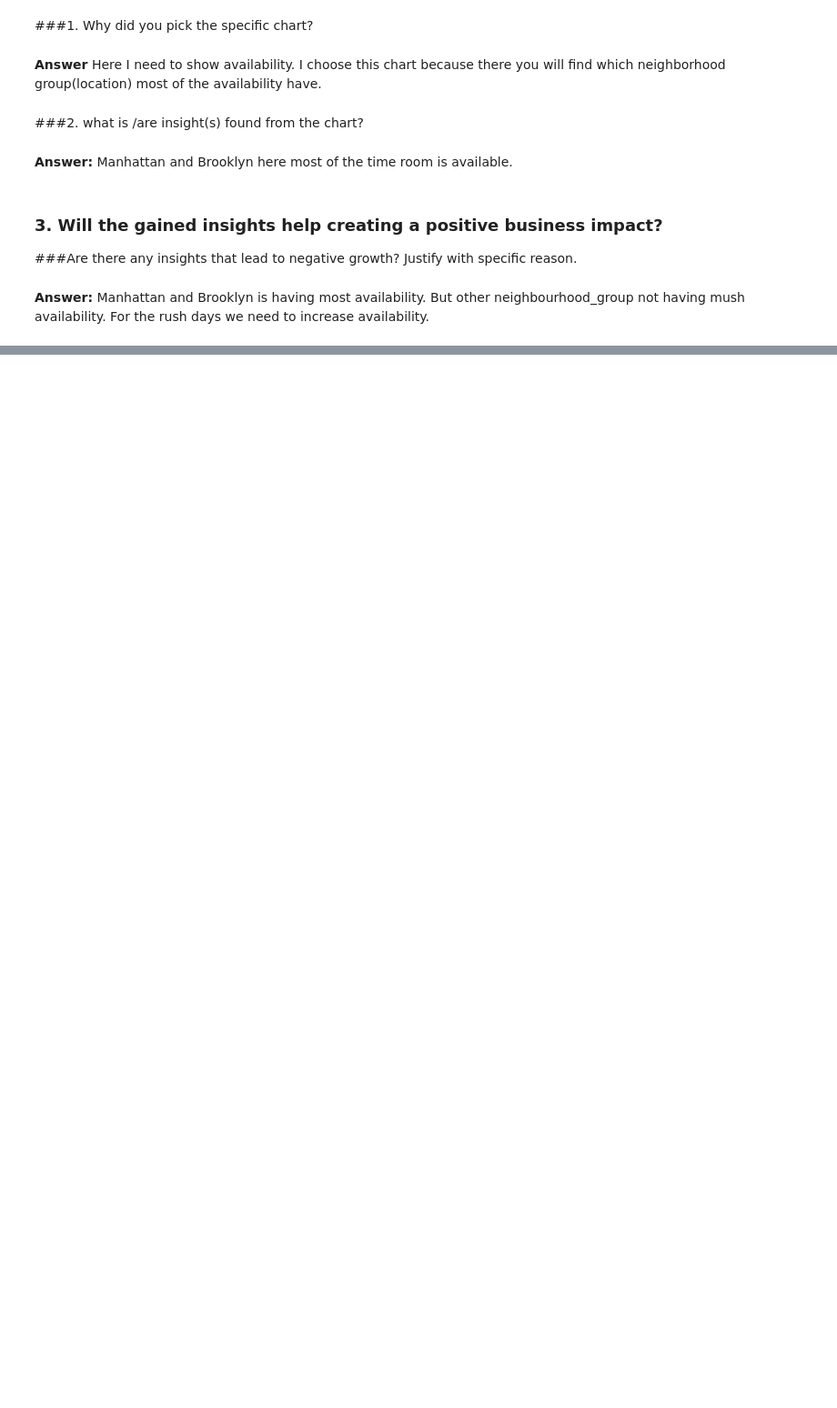
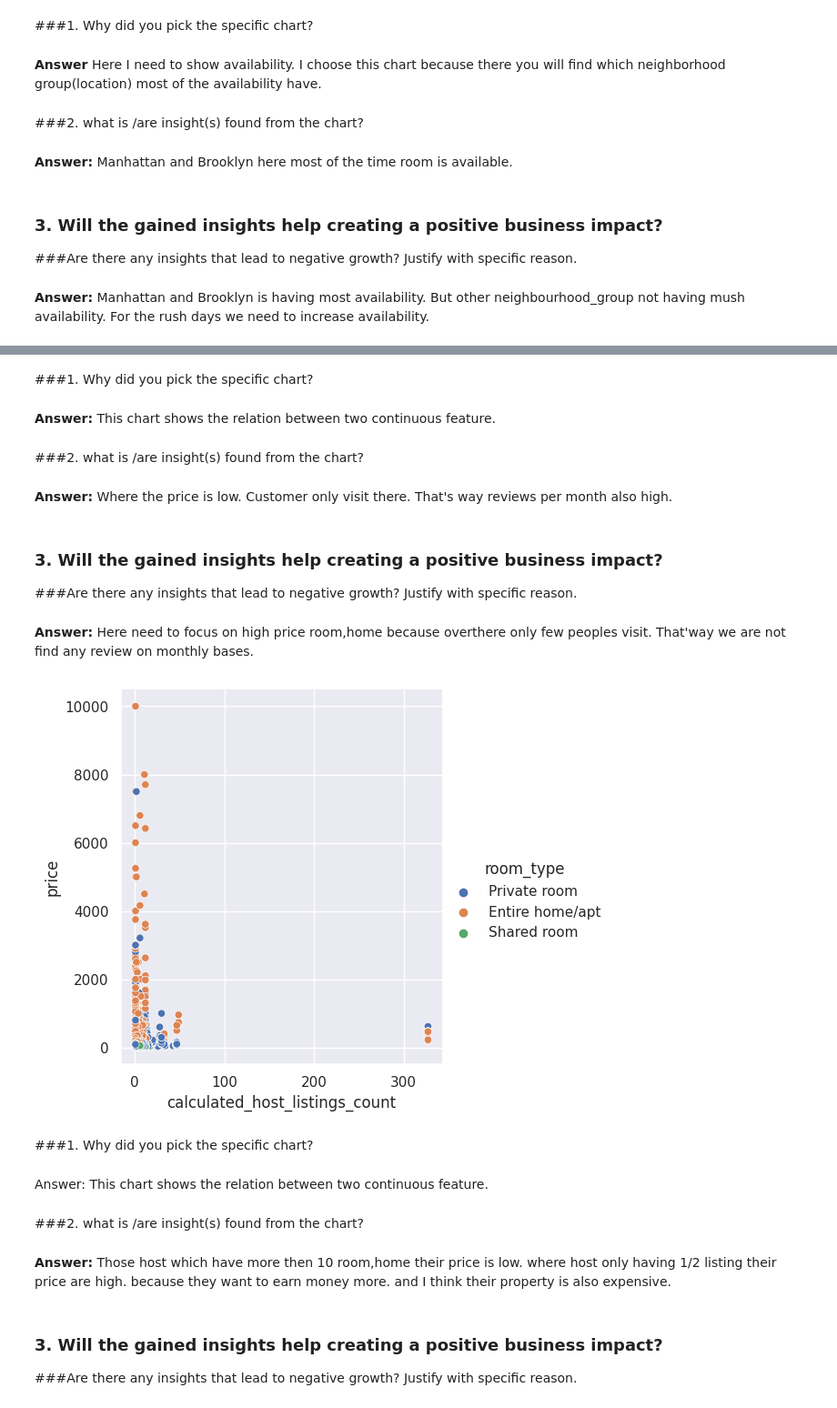
Before and after one commit to David-Kumawat/Capstone_Project-AirBnb_Bookings_Analysis, a Jupyter notebook: Capstone_EDA_Project_AirBnb_Bookings_Analysis.ipynb, the cells around one changed output, grey strips where cells are left out. Shown at 91% size. Cells and saved outputs as stored; diff of their text form; code cells hidden in the pictures; blank space fills up the shorter version.

```diff
--- a/Capstone_EDA_Project_AirBnb_Bookings_Analysis.ipynb
+++ b/Capstone_EDA_Project_AirBnb_Bookings_Analysis.ipynb
@@ -732,0 +806,30 @@ plt.show()
+# %% [markdown]
+###1. Why did you pick the specific chart?
+# %% [markdown]
+**Answer:** This chart shows the relation between two continuous feature.
+# %% [markdown]
+###2. what is /are insight(s) found from the chart?
+# %% [markdown]
+**Answer:** Where the price is low. Customer only visit there. That's way reviews per month also high.
+# %% [markdown]
+### 3. Will the gained insights help creating a positive business impact?
+###Are there any insights that lead to negative growth? Justify with specific reason.
+# %% [markdown]
+**Answer:** Here need to focus on high price room,home because overthere only  few peoples visit. That'way we are not find any review on monthly bases.
+# %%
+# calculated_host_listings_count v/s price
+sns.relplot(y='price',x='calculated_host_listings_count',data=new_df,hue='room_type')
+plt.show()
+# %% [output]
+[figure, added]
+# %% [markdown]
+###1. Why did you pick the specific chart?
+# %% [markdown]
+Answer: This chart shows the relation between two continuous feature.
+# %% [markdown]
+###2. what is /are insight(s) found from the chart?
+# %% [markdown]
+**Answer:** Those host which have more then 10 room,home their price is low. where host only having 1/2 listing their price are high. because they want to earn money more. and I think their property is also expensive.
+# %% [markdown]
+### 3. Will the gained insights help creating a positive business impact?
+###Are there any insights that lead to negative growth? Justify with specific reason.
```
Also changed, not shown: parts of 43 cells of this notebook.
